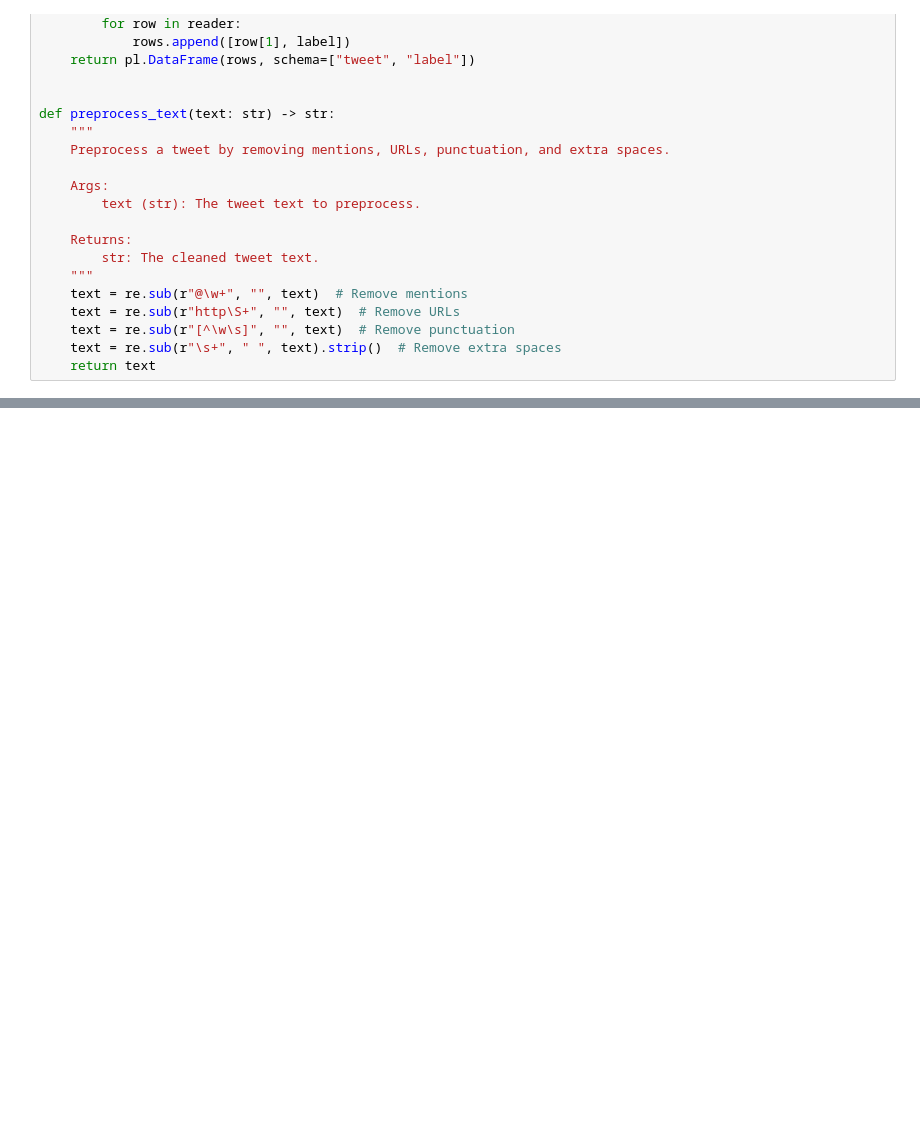
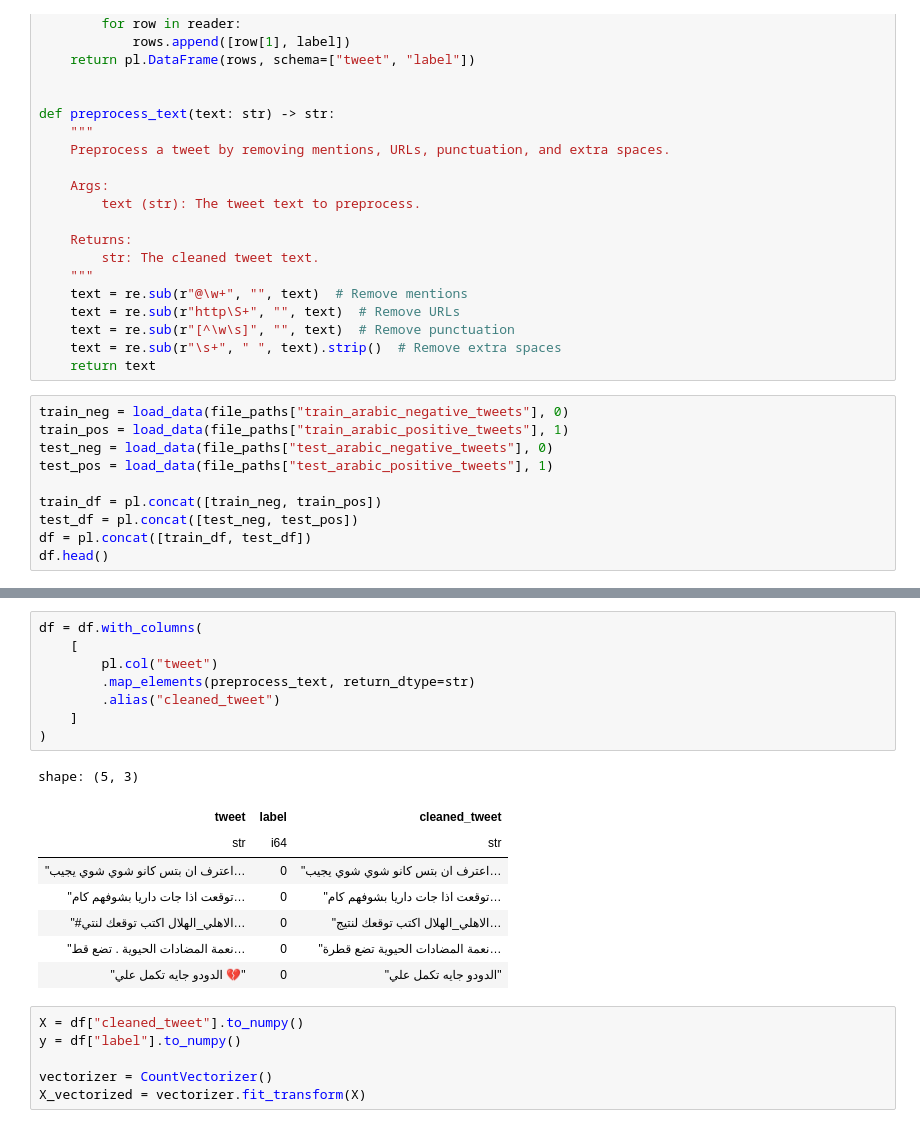
Before and after one commit to Mamdouh66/Faheem, a Jupyter notebook: notebooks/DataPreparation.ipynb, the cells around one changed output, grey strips where cells are left out. Cells and saved outputs as stored; diff of their text form; blank space fills up the shorter version.

Commit message:
🧪 PREPROCESS: vectorizing and transforming the dataset

```diff
--- a/notebooks/DataPreparation.ipynb
+++ b/notebooks/DataPreparation.ipynb
@@ -50,3 +51,13 @@ def preprocess_text(text: str) -> str:
     text = re.sub(r"[^\w\s]", "", text)  # Remove punctuation
     text = re.sub(r"\s+", " ", text).strip()  # Remove extra spaces
     return text
+# %%
+train_neg = load_data(file_paths["train_arabic_negative_tweets"], 0)
+train_pos = load_data(file_paths["train_arabic_positive_tweets"], 1)
+test_neg = load_data(file_paths["test_arabic_negative_tweets"], 0)
+test_pos = load_data(file_paths["test_arabic_positive_tweets"], 1)
+
+train_df = pl.concat([train_neg, train_pos])
+test_df = pl.concat([test_neg, test_pos])
+df = pl.concat([train_df, test_df])
+df.head()
@@ -52,0 +73,23 @@ def preprocess_text(text: str) -> str:
+# %%
+df = df.with_columns(
+    [
+        pl.col("tweet")
+        .map_elements(preprocess_text, return_dtype=str)
+        .alias("cleaned_tweet")
+    ]
+)
+# %% [output]
+shape: (5, 3)
+| tweet | label | cleaned_tweet |
+| str | i64 | str |
+| "اعترف ان بتس كانو شوي شوي يجيب… | 0 | "اعترف ان بتس كانو شوي شوي يجيب… |
+| "توقعت اذا جات داريا بشوفهم كام… | 0 | "توقعت اذا جات داريا بشوفهم كام… |
+| "#الاهلي_الهلال اكتب توقعك لنتي… | 0 | "الاهلي_الهلال اكتب توقعك لنتيج… |
+| "نعمة المضادات الحيوية . تضع قط… | 0 | "نعمة المضادات الحيوية تضع قطرة… |
+| "الدودو جايه تكمل علي 💔" | 0 | "الدودو جايه تكمل علي" |
+# %%
+X = df["cleaned_tweet"].to_numpy()
+y = df["label"].to_numpy()
+
+vectorizer = CountVectorizer()
+X_vectorized = vectorizer.fit_transform(X)
```
Also changed, not shown: parts of 5 cells of this notebook, 2 other files.
